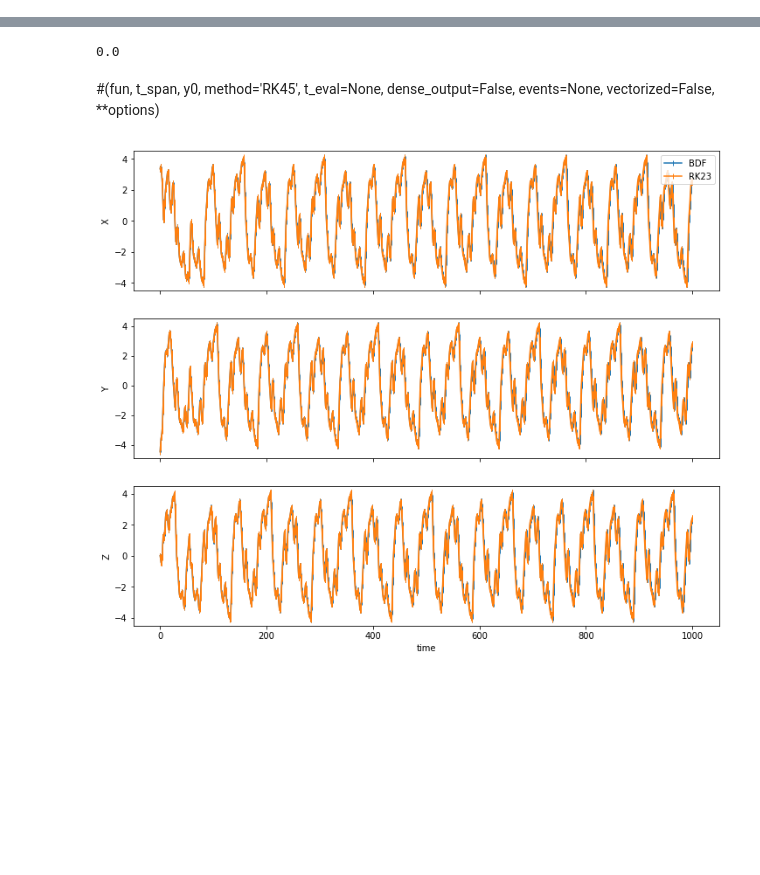
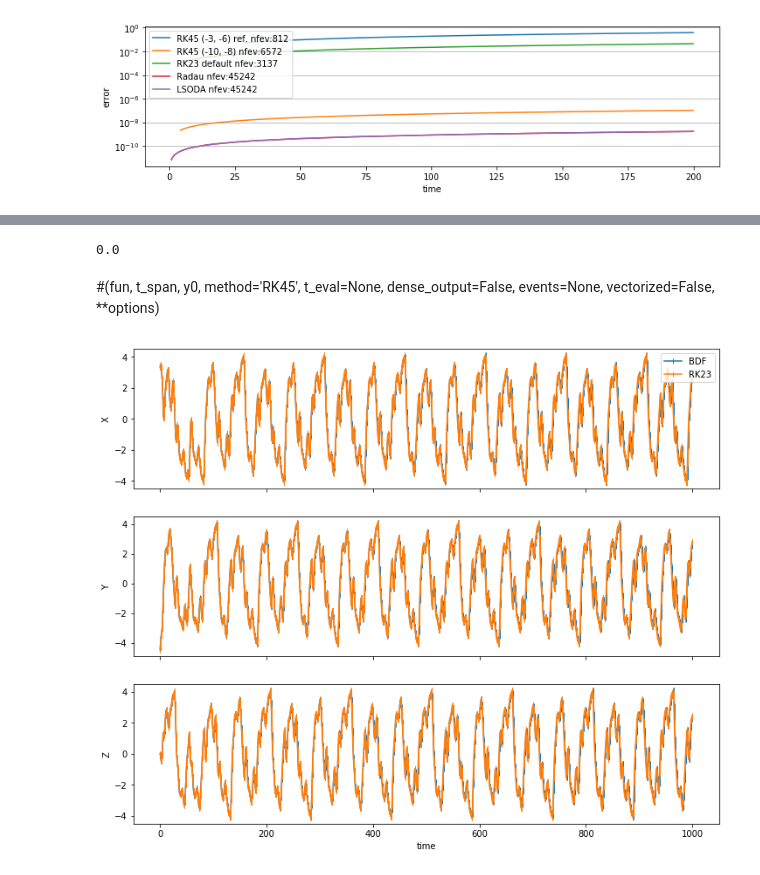
Before and after one commit to xdze2/strange_attractor, a Jupyter notebook: which_solver.ipynb, the cells around one changed output, grey strips where cells are left out. Drawn from its saved outputs; the diff is of its cells as text; code cells hidden in the pictures; blank space fills up the shorter version.

```diff
--- a/which_solver.ipynb
+++ b/which_solver.ipynb
@@ -4,0 +117,12 @@ from  scipy.integrate import solve_ivp
+# %%
+plt.figure(figsize=(12, 3))
+skip = 25 # skip first iterations
+for method_name, sol in all_sol.items():
+    radius = np.sqrt(sol.y[0, skip:]**2 + sol.y[1, skip:]**2)
+    error = np.abs(radius-1)/1
+    plt.plot(sol.t[skip:], error, '-', label=f'{method_name} nfev:{sol.nfev}');
+
+plt.yscale('log'); plt.legend();
+plt.xlabel('time'); plt.ylabel('error');  plt.grid(axis='y')
+# %% [output]
+[figure, added]
```
Also changed, not shown: parts of 11 cells of this notebook, 3 other files.
